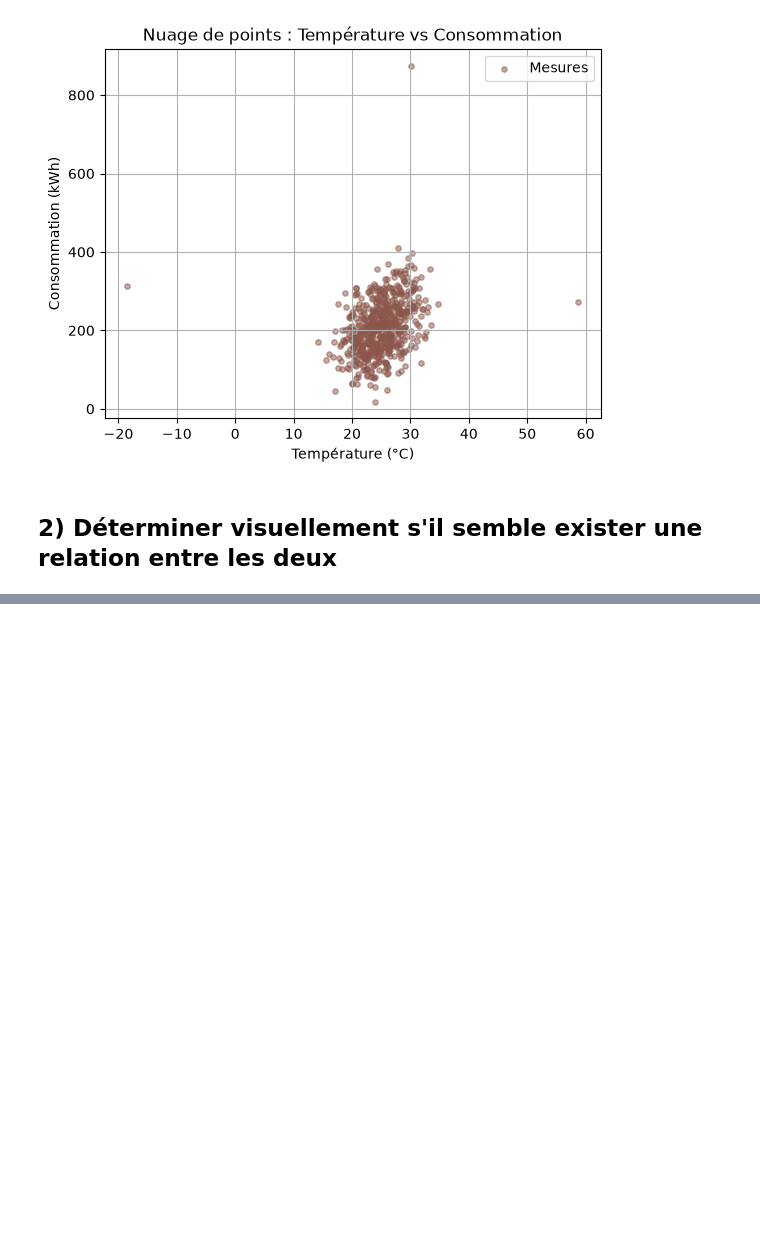
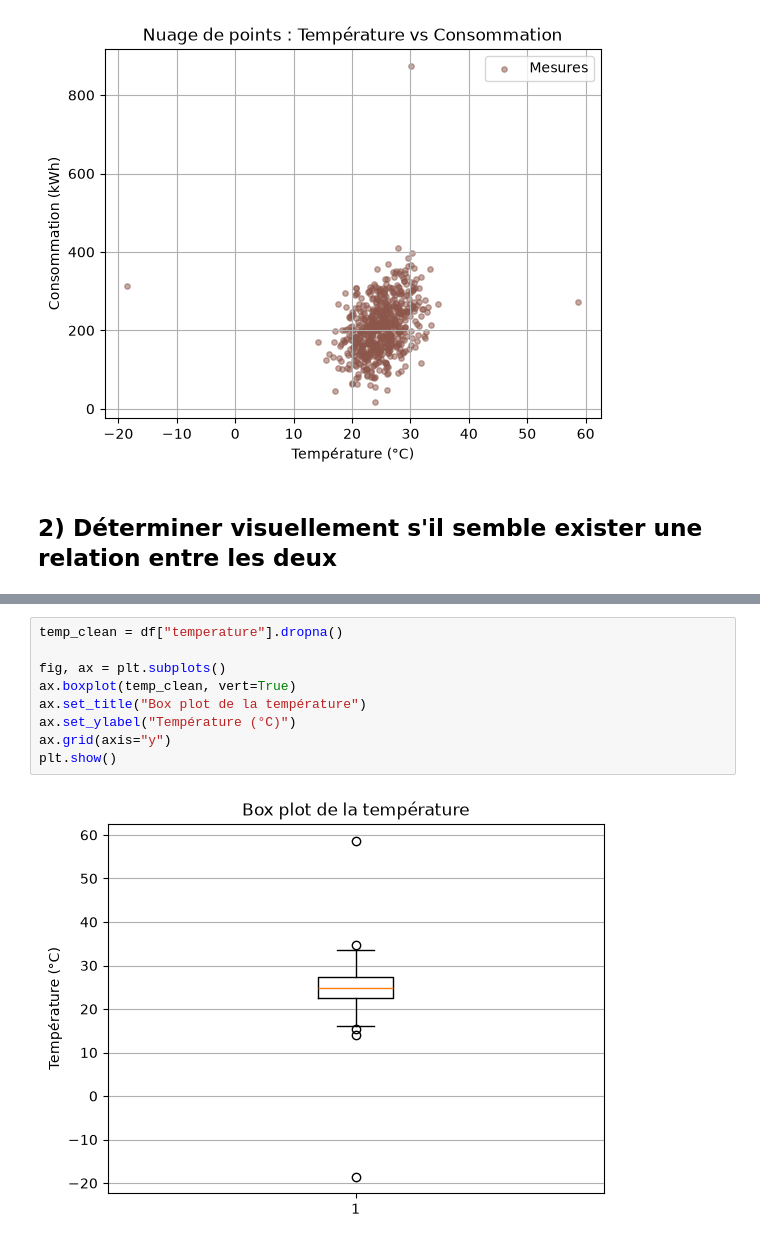
Before and after one commit to Damstat/atelier_matplotlib_iot, a Jupyter notebook: notebooks/telier_matplotlib_iot.ipynb, the cells around one changed output, grey strips where cells are left out. Drawn from its saved outputs; the diff is of its cells as text; blank space fills up the shorter version.

```diff
--- a/notebooks/telier_matplotlib_iot.ipynb
+++ b/notebooks/telier_matplotlib_iot.ipynb
@@ -200,0 +223,11 @@ Il n'y a donc pas de relation forte et évidente entre ces deux variables à par
+# %%
+temp_clean = df["temperature"].dropna()
+
+fig, ax = plt.subplots()
+ax.boxplot(temp_clean, vert=True)
+ax.set_title("Box plot de la température")
+ax.set_ylabel("Température (°C)")
+ax.grid(axis="y")
+plt.show()
+# %% [output]
+[figure, added]
```
Also changed, not shown: parts of 27 cells of this notebook.
